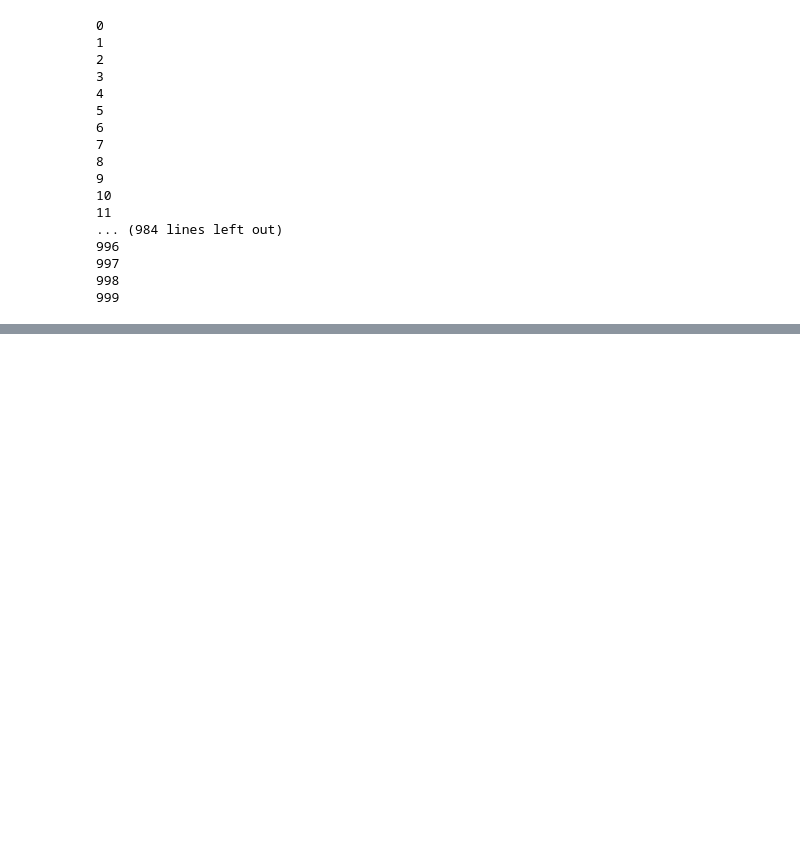
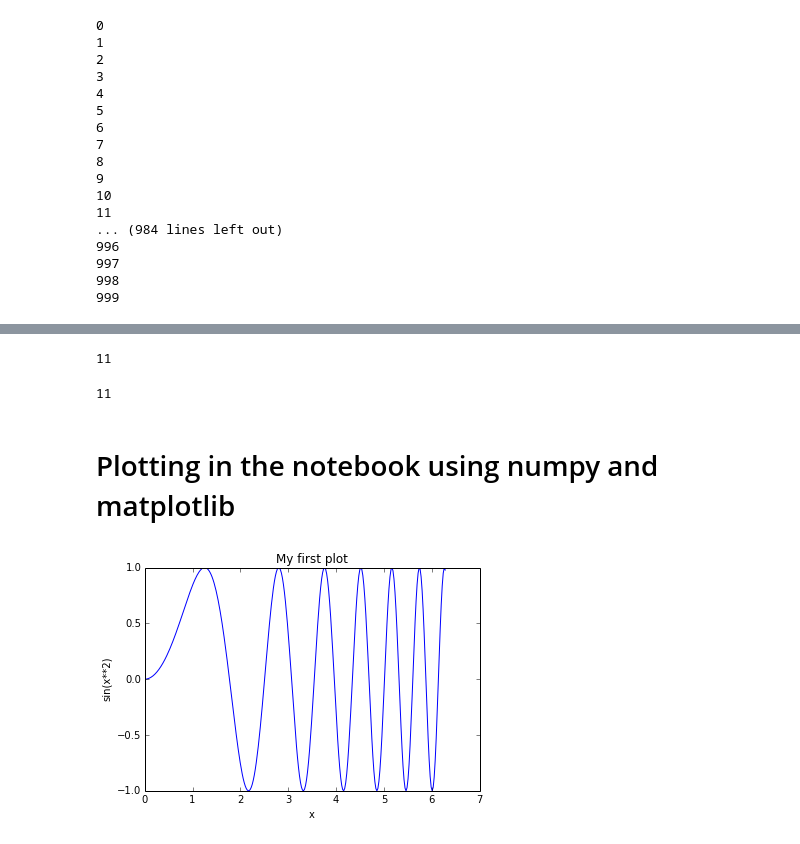
Before and after one commit to kjarment/PHYS202S14, a Jupyter notebook: iPython/PracticeNotebook.ipynb, the cells around one changed output, grey strips where cells are left out. Drawn from its saved outputs; the diff is of its cells as text; code cells hidden in the pictures; blank space fills up the shorter version.

```diff
--- a/iPython/PracticeNotebook.ipynb
+++ b/iPython/PracticeNotebook.ipynb
@@ -46,0 +223,11 @@ for i in range(a):
+# %%
+silly_function(4,7)
+# %% [output]
+11
+# %%
+import mymodule as mm
+mm.add_numbers(3,8)
+# %% [output]
+11
+# %% [markdown]
+# Plotting in the notebook using numpy and matplotlib
@@ -46,0 +239,9 @@ for i in range(a):
+# %%
+x = np.linspace(0,2*np.pi, 300)
+y = np.sin(x**2)
+plt.plot(x,y)
+plt.title("My first plot")
+plt.xlabel("x")
+plt.ylabel("sin(x**2)");
+# %% [output]
+[figure, added]
```
Also changed, not shown: parts of 39 cells of this notebook, 3 other files.
